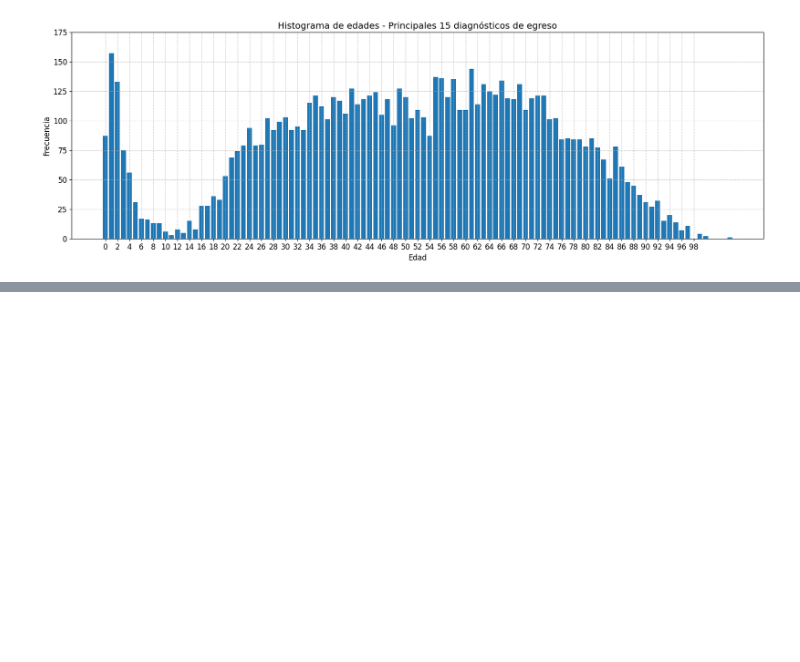
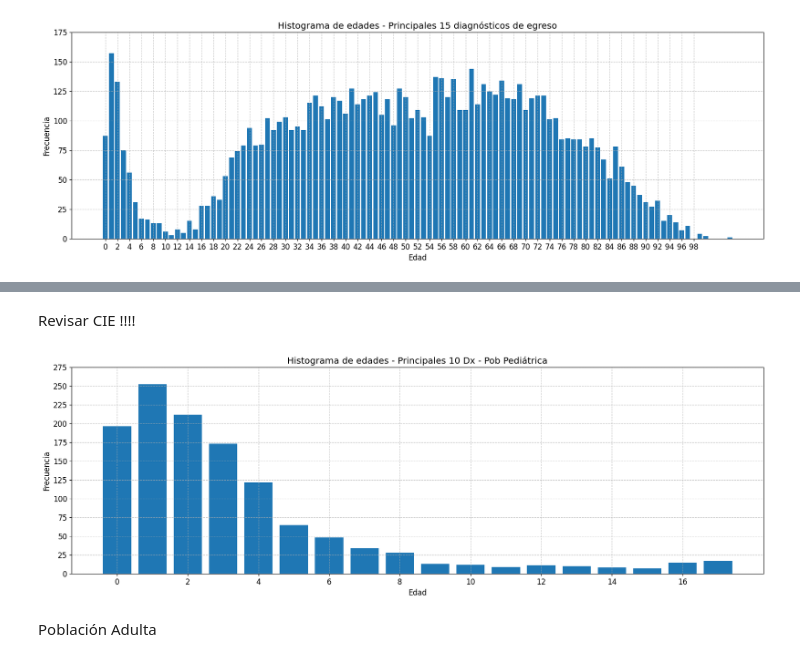
Before and after one commit to carlosmding/academicProject, a Jupyter notebook: EDA_Reingresos_NCSC.ipynb, the cells around one changed output, grey strips where cells are left out. Saved outputs shown, nothing was run; the diff lists cells and outputs as text; code cells hidden in the pictures; blank space fills up the shorter version.

```diff
--- a/EDA_Reingresos_NCSC.ipynb
+++ b/EDA_Reingresos_NCSC.ipynb
@@ -412,0 +407,12 @@ Name: Reingreso_Rangos, dtype: int64
+# %%
+df_menor = df[df['Edad']<18]
+# %%
+#Visualizando los 20 diagnósticos principales (codificados) que presentan mayor frecuencia:
+diagn_princ = df_menor['DxCodigo'].value_counts()
+print(diagn_princ.head(20))
+
+#New dataframe with 10 dx
+df2_menor = df_menor[(df['DxCodigo']  == 'N39.0') | (df['DxCodigo']  == 'J18.9') | (df['DxCodigo']  == 'A09') | (df['DxCodigo']  == 'J22') |\
+                  (df['DxCodigo'] == 'J46') | (df['DxCodigo']  == 'J21.9') | (df['DxCodigo']  == 'J15.9') | (df['DxCodigo']  == 'J45.9') |\
+                  (df['DxCodigo']  == 'R50.9') | (df['DxCodigo']  == 'J35.3')]
+print (df2_menor.shape)
@@ -412,0 +453,21 @@ Name: Reingreso_Rangos, dtype: int64
+# %% [markdown]
+Revisar CIE !!!!
+# %%
+edad_egr = df2_menor['Edad'].value_counts()
+Edades_tot = edad_egr.index
+frecuencia_ed = edad_egr.values
+plt.figure(figsize=(20, 6))
+plt.bar(Edades_tot, frecuencia_ed)
+plt.title('Histograma de edades - Principales 10 Dx - Pob Pediátrica')
+plt.xlabel('Edad')
+plt.ylabel('Frecuencia')
+
+plt.xticks(range(0, 18, 2))
+plt.yticks(range(0, 300, 25))
+plt.grid(axis='x', linestyle='--', alpha=0.7)
+plt.grid(axis='y', linestyle='--', alpha=0.7)
+plt.show()
+# %% [output]
+[figure, added]
+# %% [markdown]
+Población Adulta
```
Also changed, not shown: parts of 16 cells of this notebook.
